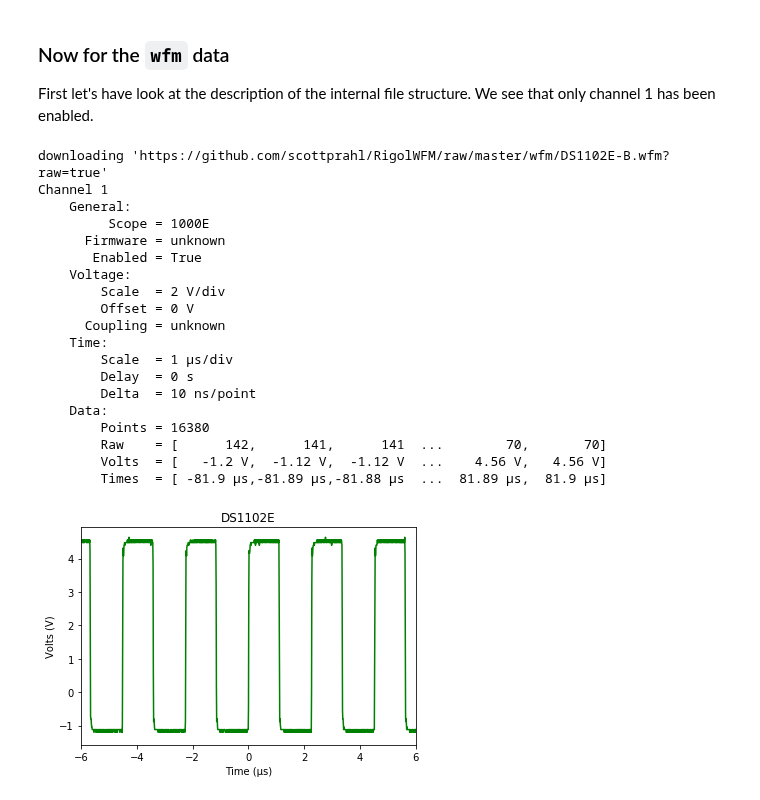
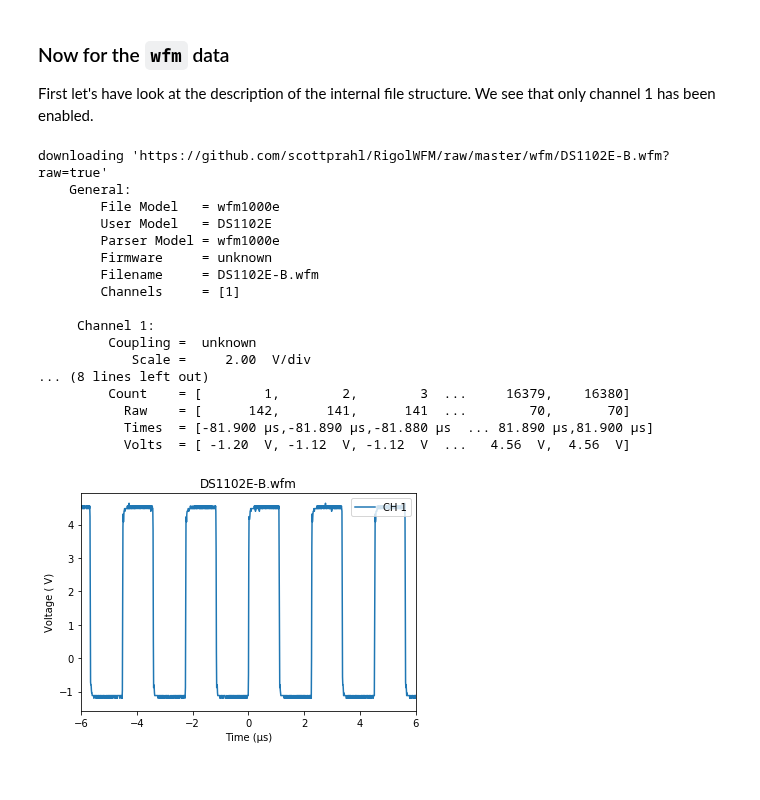
Before and after one commit to scottprahl/RigolWFM, a Jupyter notebook: doc/1-DS1000E-Waveforms.ipynb, the cells around one changed output. Cells and saved outputs as stored; diff of their text form; code cells hidden in the pictures.

```diff
--- a/doc/1-DS1000E-Waveforms.ipynb
+++ b/doc/1-DS1000E-Waveforms.ipynb
@@ -136,37 +136,30 @@ First let's have look at the description of the internal file structure. We see
 # %%
 # raw=true is needed because this is a binary file
 wfm_url = "https://github.com/scottprahl/RigolWFM/raw/master/wfm/DS1102E-B.wfm" + "?raw=true"
-w = rigol.Wfm.from_url(wfm_url, kind='DS1102E')
+w = rigol.Wfm.from_url(wfm_url, 'DS1102E')
 description = w.describe()
 print(description)
 # %% [output]
 downloading 'https://github.com/scottprahl/RigolWFM/raw/master/wfm/DS1102E-B.wfm?raw=true'
-Channel 1
     General:
-         Scope = 1000E
-      Firmware = unknown
-       Enabled = True
-    Voltage:
-        Scale  = 2 V/div
-        Offset = 0 V
-      Coupling = unknown
-    Time:
-        Scale  = 1 µs/div
-        Delay  = 0 s
-        Delta  = 10 ns/point
-    Data:
-        Points = 16380
-        Raw    = [      142,      141,      141  ...        70,       70]
-        Volts  = [   -1.2 V,  -1.12 V,  -1.12 V  ...    4.56 V,   4.56 V]
-        Times  = [ -81.9 µs,-81.89 µs,-81.88 µs  ...  81.89 µs,  81.9 µs]
+        File Model   = wfm1000e
+        User Model   = DS1102E
+        Parser Model = wfm1000e
+        Firmware     = unknown
+        Filename     = DS1102E-B.wfm
+        Channels     = [1]
+
+     Channel 1:
+         Coupling =  unknown
+            Scale =     2.00  V/div
+... (8 lines left out)
+         Count    = [        1,        2,        3  ...     16379,    16380]
+           Raw    = [      142,      141,      141  ...        70,       70]
+           Times  = [-81.900 µs,-81.890 µs,-81.880 µs  ... 81.890 µs,81.900 µs]
+           Volts  = [ -1.20  V, -1.12  V, -1.12  V  ...   4.56  V,  4.56  V]
-# %%
-ch = w.channels[0]
-plt.plot(ch.times*1e6,ch.volts, color='green')
-plt.title("DS1102E")
-plt.ylabel("Volts (V)")
-plt.xlabel("Time (µs)")
-plt.ylabel("Volts (V)")
-plt.xlim(-6,6)
-plt.show()
-# %% [output]
-[figure, removed]
+# %%
+w.plot()
+plt.xlim(-6,6)
+plt.show()
+# %% [output]
+[figure, added]
```
Also changed, not shown: parts of 2 cells of this notebook, 1 other file.
